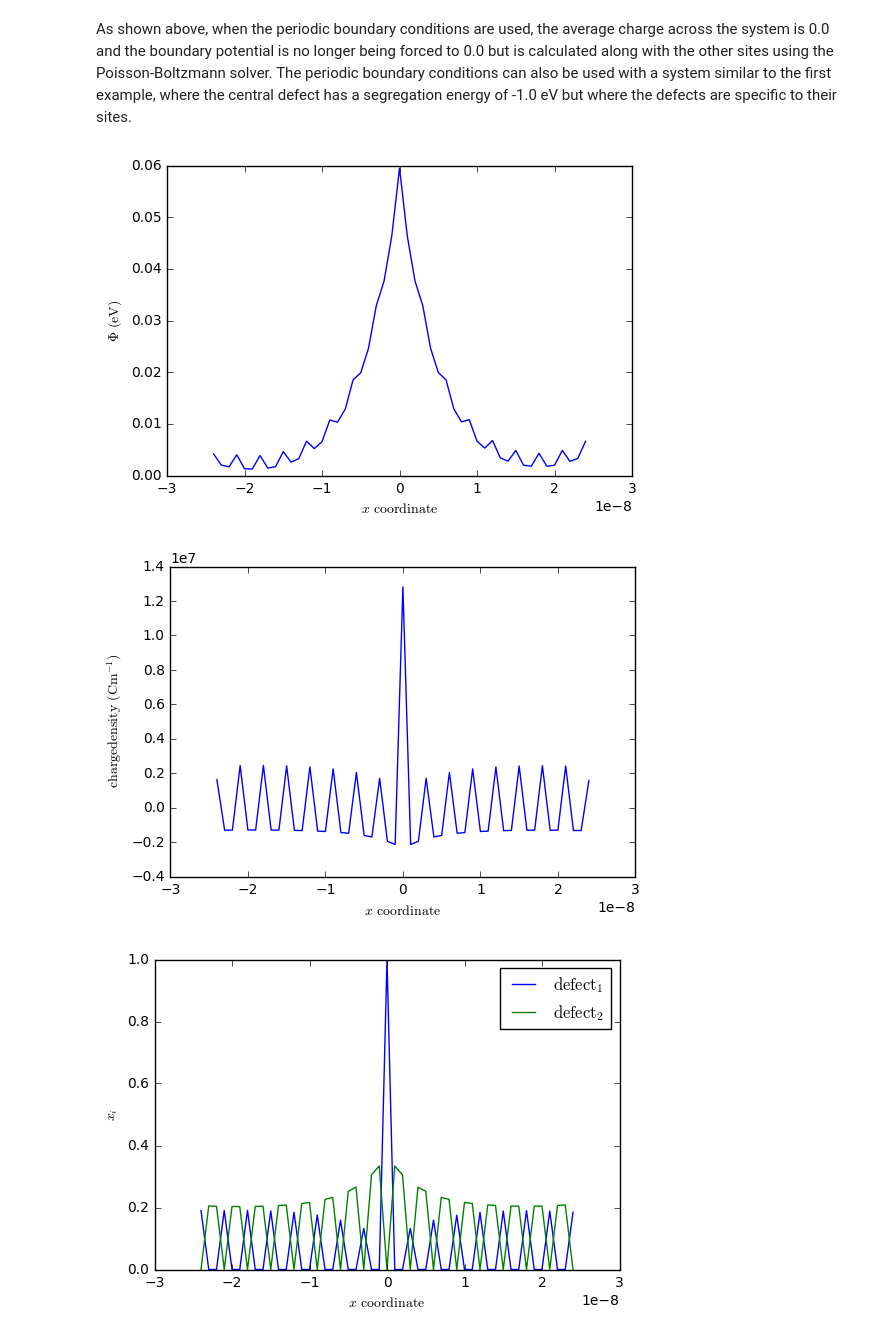
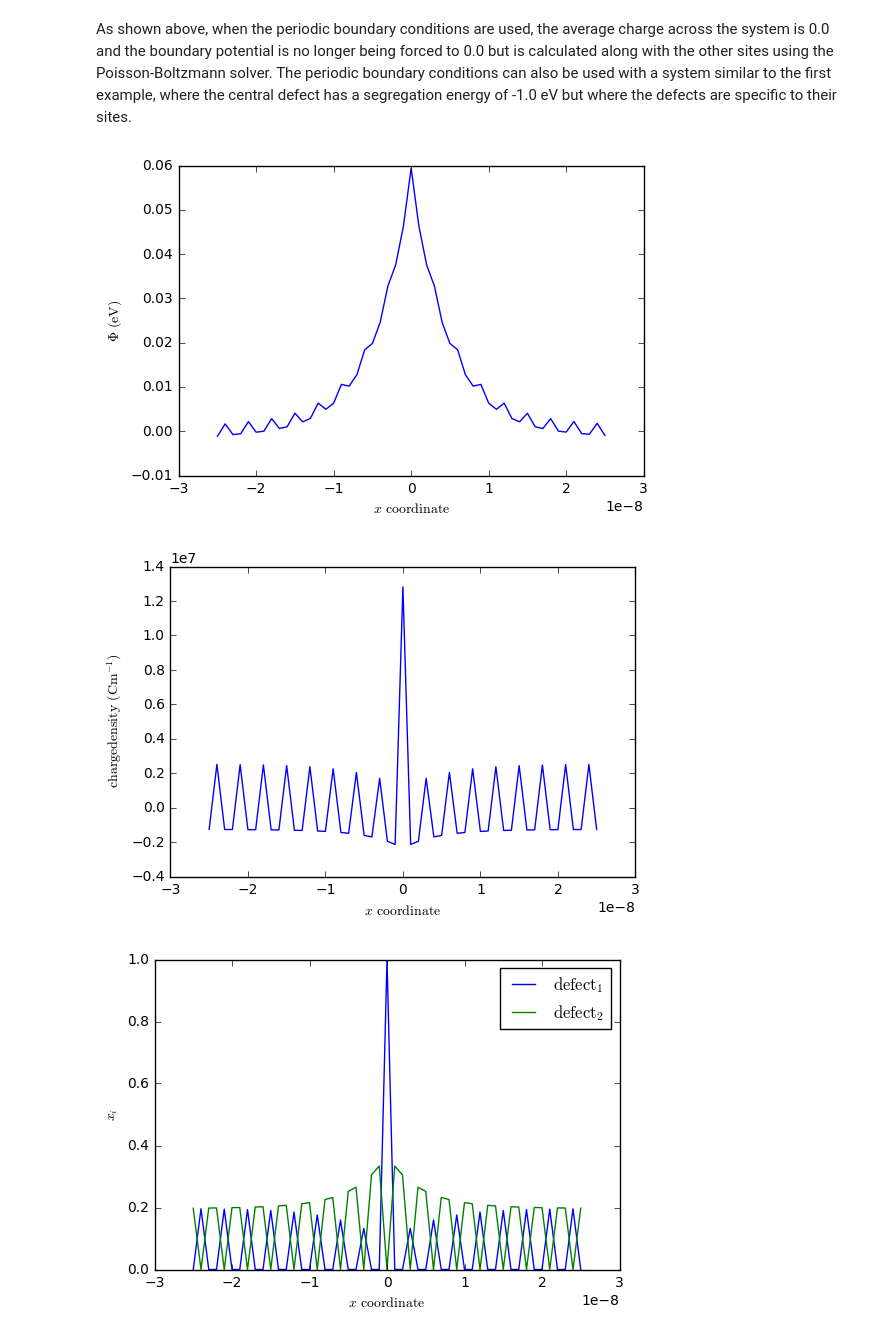
Before and after one commit to bjmorgan/pyscses, a Jupyter notebook: userguides/notebooks/using_the_code_2.ipynb, the cells around one changed output. Cells and saved outputs as stored; diff of their text form; code cells hidden in the pictures.

Commit message:
notebook updated to run with updated code ie. calculation object rather than function.

```diff
--- a/userguides/notebooks/using_the_code_2.ipynb
+++ b/userguides/notebooks/using_the_code_2.ipynb
@@ -117 +107,19 @@ for t, m in zip( temp, mole_fractions ):
+# %%
+boundary_conditions = 'periodic'
+
+for t, m in zip( temp, mole_fractions ):
+    defect_species = { l : Defect_Species( l, v, m ) for l, v, m in zip( defect_labels, valence, m) }
+
+    all_sites = Set_of_Sites.set_of_sites_from_input_data( data_1, limits, defect_species )
+    for site in all_sites.subset( 'site_2' ):
+        site.defect_with_label('defect_2').fixed = False
+
+    grid = Grid.grid_from_set_of_sites( all_sites, limits[0], limits[1], b, c )
+
+    calculation_object = Calculation( grid, alpha, conv, t, boundary_conditions )
+
+    calculation_object.solve()
+    calculation_object.form_subgrids( site_labels )
+    calculation_object.calculate_resistivity_ratio( desired_mobile_defect_mf )
+    calculation_object.calculate_mole_fractions()
 # %%
@@ -141,33 +150,42 @@ The periodic boundary conditions can also be used with a system similar to the f
 # %%
 data_2 = '/Users/glw33/Documents/papers/Gd-CeO2_SC/supporting_information/examples/data_for_examples/example_data_4_alternate_sites_one_defect.txt'
 # %%
+boundary_conditions = 'periodic'
+
 for t, m in zip( temp, mole_fractions ):
     defect_species = { l : Defect_Species( l, v, m ) for l, v, m in zip( defect_labels, valence, m) }
-    data_file = open( data_2, 'r')
-    input_data = [ line.split() for line in data_file.readlines() ]
-    input_data = [ line for line in input_data if ( float(line[1]) > grid_x_min and float(line[1]) < grid_x_max ) ]
-    all_sites = Set_of_Sites( [ site_from_input_file( line, defect_species ) for line in input_data ] )
+
+    all_sites = Set_of_Sites.set_of_sites_from_input_data( data_2, limits, defect_species )
     for site in all_sites.subset( 'site_2' ):
         site.defect_with_label('defect_2').fixed = False
-    grid, phi, rho, probabilities, resistivity_ratio, defect_1_mole_fraction, defect_2_mole_fraction, bulk_density, niter = calculate_GB_properties( t, grid_x_min, grid_x_max, b, c, index, alpha, conv, desired_mobile_defect_mf, all_sites, site_labels, 'periodic' )
+
+    grid = Grid.grid_from_set_of_sites( all_sites, limits[0], limits[1], b, c )
+
+    calculation_object = Calculation( grid, alpha, conv, t, boundary_conditions )
+
+    calculation_object.solve()
+    calculation_object.form_subgrids( site_labels )
+    calculation_object.calculate_resistivity_ratio( desired_mobile_defect_mf )
+    calculation_object.calculate_mole_fractions()
 # %%
-plt.plot(grid.x, phi)
+plt.plot(grid.x, calculation_object.phi)
 plt.xlabel( '$x$ $\mathrm{coordinate}$' )
+
 plt.ylabel('$\Phi$ $\mathrm{( eV )}$')
 plt.show()
 
-plt.plot(grid.x, rho)
+plt.plot(grid.x, calculation_object.rho)
 plt.xlabel( '$x$ $\mathrm{coordinate}$'  )
 plt.ylabel(' $\mathrm{charge density}$ $(\mathrm{C m}^{-1})$')
 plt.show()
 
-plt.plot(grid.x, defect_1_mole_fraction, label = '$\mathrm{defect_1}$')
-plt.plot(grid.x, defect_2_mole_fraction, label = '$\mathrm{defect_2}$')
+plt.plot(grid.x, calculation_object.mole_fractions[site_labels[0]], label = '$\mathrm{defect_1}$')
+plt.plot(grid.x, calculation_object.mole_fractions[site_labels[1]], label = '$\mathrm{defect_2}$')
 plt.xlabel( '$x$ $\mathrm{coordinate}$'  )
 plt.ylabel('$x_{i}$')
 plt.legend()
 plt.show()
 # %% [output]
-[figure, old version]
+[figure, new version]
-[figure, old version]
+[figure, new version]
-[figure, old version]
+[figure, new version]
```
Also changed, not shown: parts of 6 cells of this notebook.
